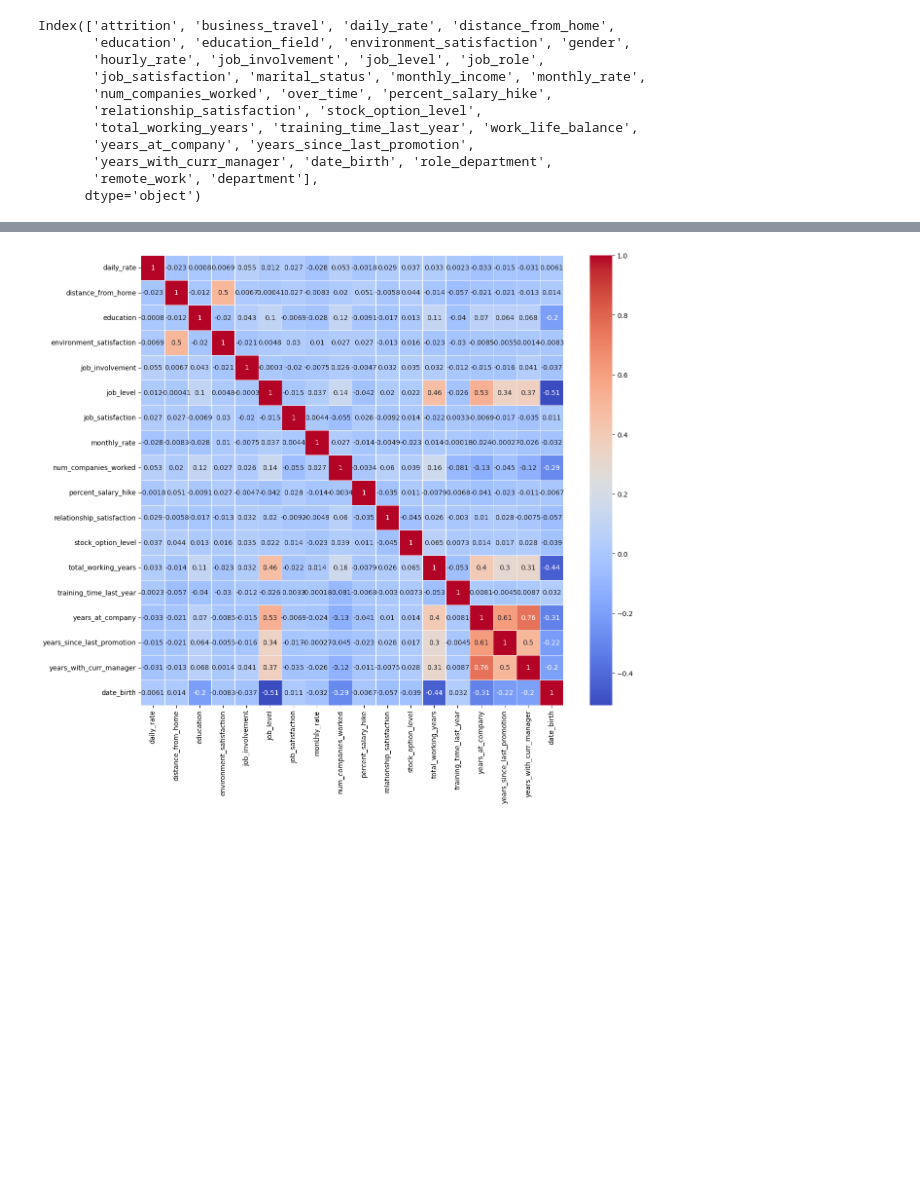
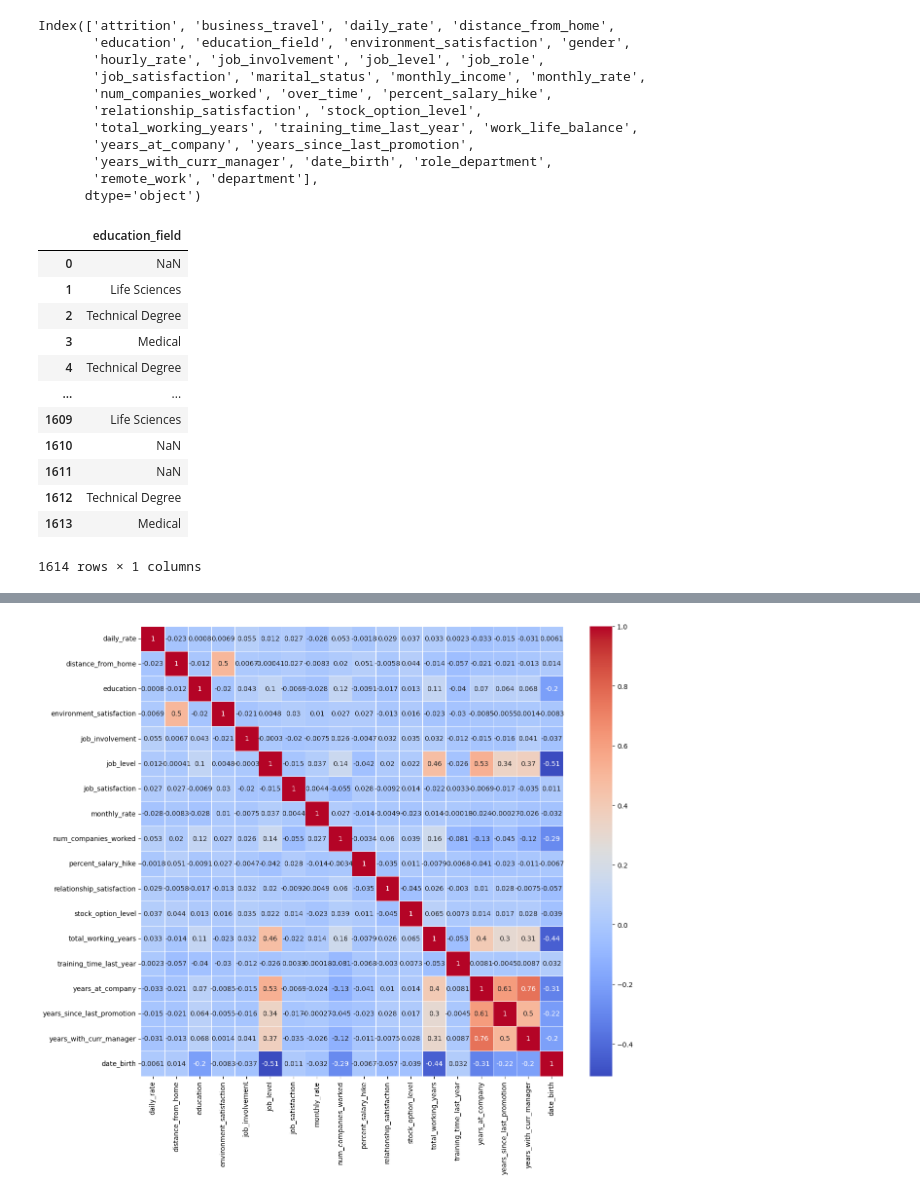
Before and after one commit to nicoleab1/proyecto-da-promo-b-modulo-3-team-2, a Jupyter notebook: proyecto optimizacion de talento.ipynb, the cells around one changed output, grey strips where cells are left out. Saved outputs shown, nothing was run; the diff lists cells and outputs as text; code cells hidden in the pictures; blank space fills up the shorter version.

```diff
--- a/proyecto optimizacion de talento.ipynb
+++ b/proyecto optimizacion de talento.ipynb
@@ -611,3 +611,20 @@ Index(['attrition', 'business_travel', 'daily_rate', 'distance_from_home',
        'years_with_curr_manager', 'date_birth', 'role_department',
        'remote_work', 'department'],
       dtype='object')
+# %%
+# MODIFICAR COLUMNA education_field
+df_abc[["education_field"]]
+# %% [output]
+|  | education_field |
+| 0 | NaN |
+| 1 | Life Sciences |
+| 2 | Technical Degree |
+| 3 | Medical |
+| 4 | Technical Degree |
+| ... | ... |
+| 1609 | Life Sciences |
+| 1610 | NaN |
+| 1611 | NaN |
+| 1612 | Technical Degree |
+| 1613 | Medical |
+1614 rows × 1 columns
```
Also changed, not shown: parts of 12 cells of this notebook, 2 other files.
